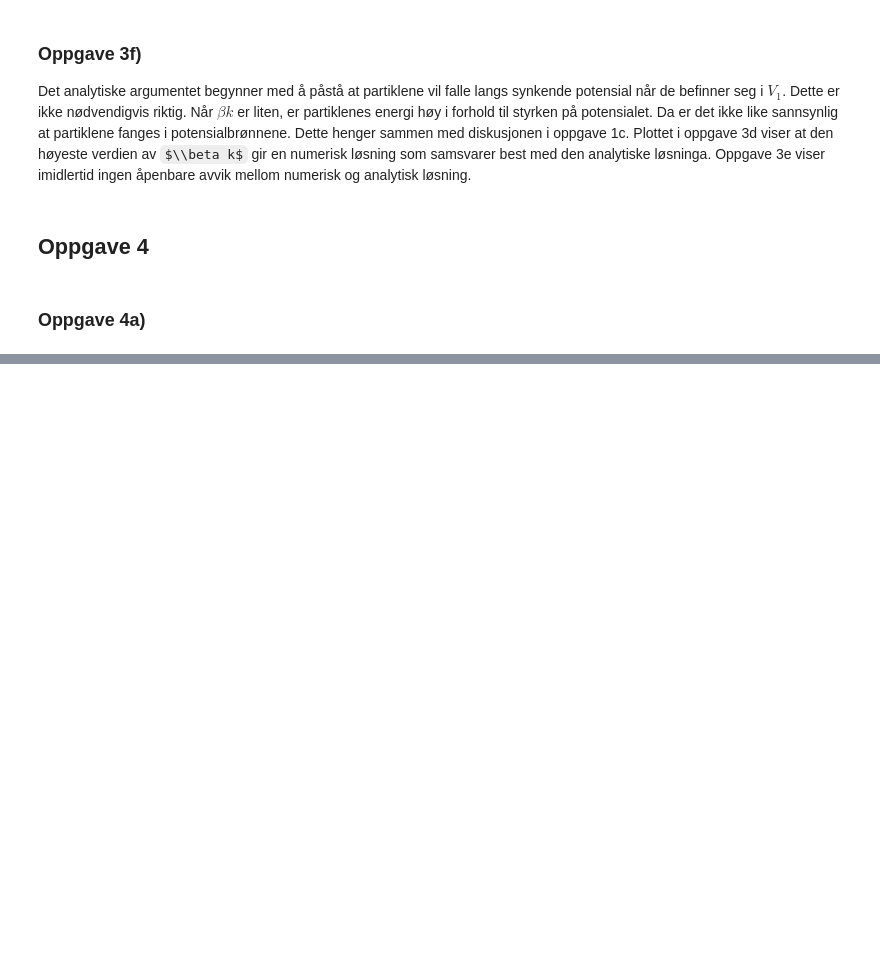
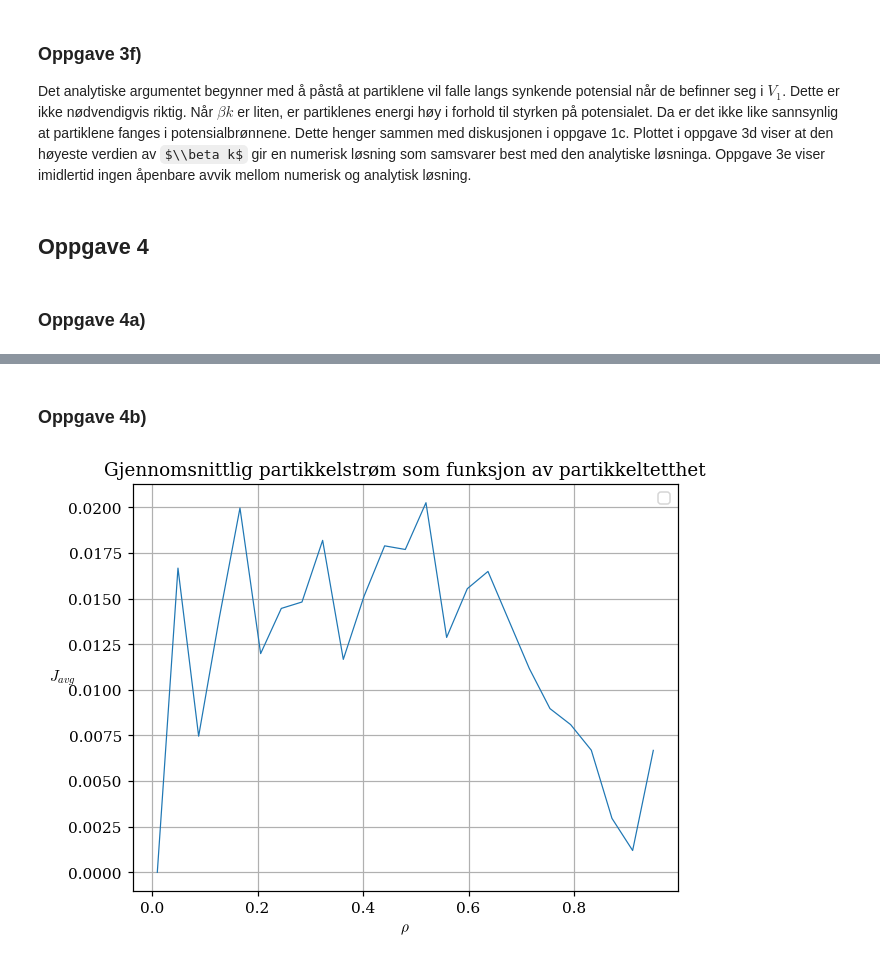
Before and after one commit to nikolaiborbe/VITBER_prosjekt2, a Jupyter notebook: Prosjekt2.ipynb, the cells around one changed output, grey strips where cells are left out. Drawn from its saved outputs; the diff is of its cells as text; code cells hidden in the pictures; some formulas as TeX source; blank space fills up the shorter version.

```diff
--- a/Prosjekt2.ipynb
+++ b/Prosjekt2.ipynb
@@ -1064,0 +1079,32 @@ plt.show()
+# %% [markdown]
+### Oppgave 4b)
+# %%
+bk = 1000
+N = 100
+T = 300
+Ns = 10
+alpha = 0.2
+b = 20
+Cycles = 10
+
+params = (alpha, N)
+x = np.arange(-(Ns/2)*N, (Ns/2)*N, 1)
+V = periodic(ratchet, -(1-alpha)*N, N, x, *params)
+
+rho_array = np.linspace(0.01,0.95,25) #begynner på 0.1 for å unngå å dele på null der vi definerer Np
+J_array = np.zeros(len(rho_array))
+
+for i,rho in enumerate(rho_array):
+    Np = round(rho*Ns*N/b)
+    if Np == 0: continue
+    init_position = place_motor_proteins_uniformly(b,Np,x)
+    J_array[i] = flashing_ratchet_hardcore_repulsion(init_position, x, alpha, T, b, Cycles, bk, N)[0]
+# %%
+plt.plot(rho_array,J_array)
+plt.xlabel("$\\rho$")
+plt.ylabel("$J_{avg}$",rotation="horizontal")
+plt.title("Gjennomsnittlig partikkelstrøm som funksjon av partikkeltetthet")
+plt.legend()
+plt.show()
+# %% [output]
+[figure, added]
```
Also changed, not shown: parts of 7 cells of this notebook.
